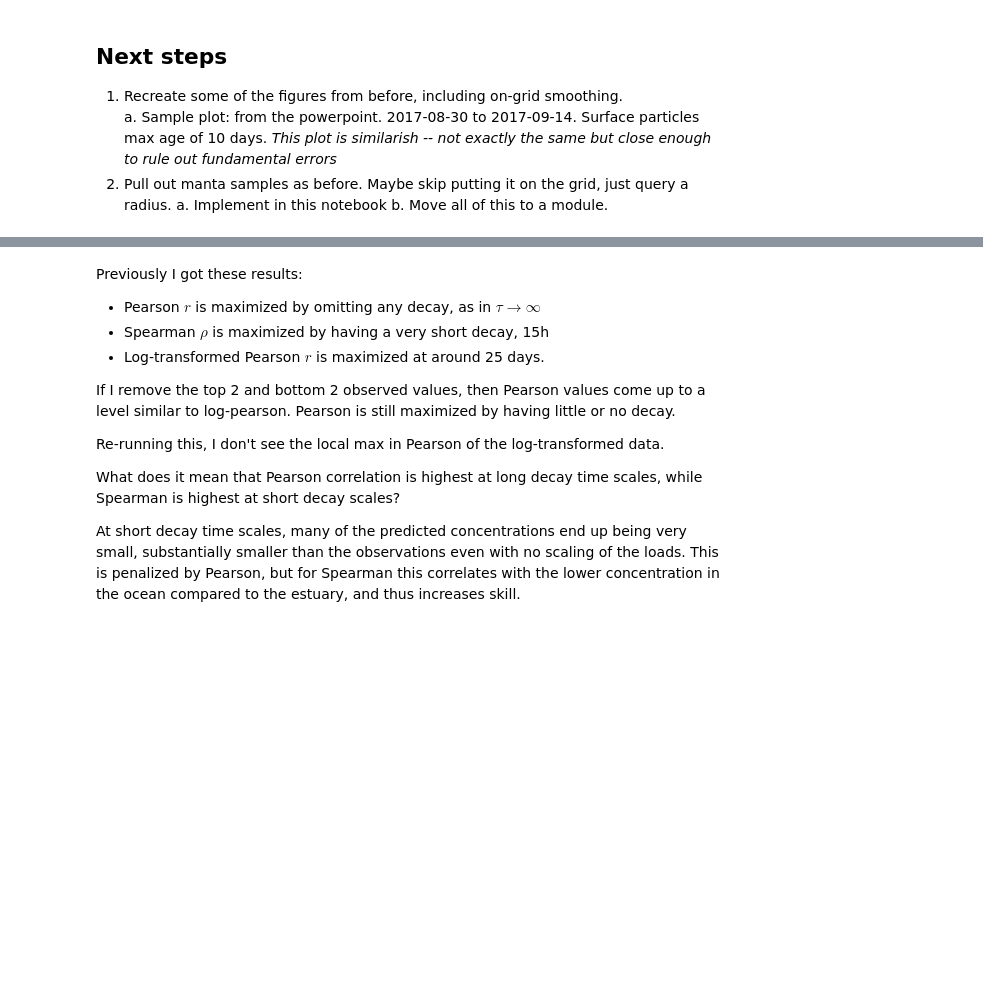
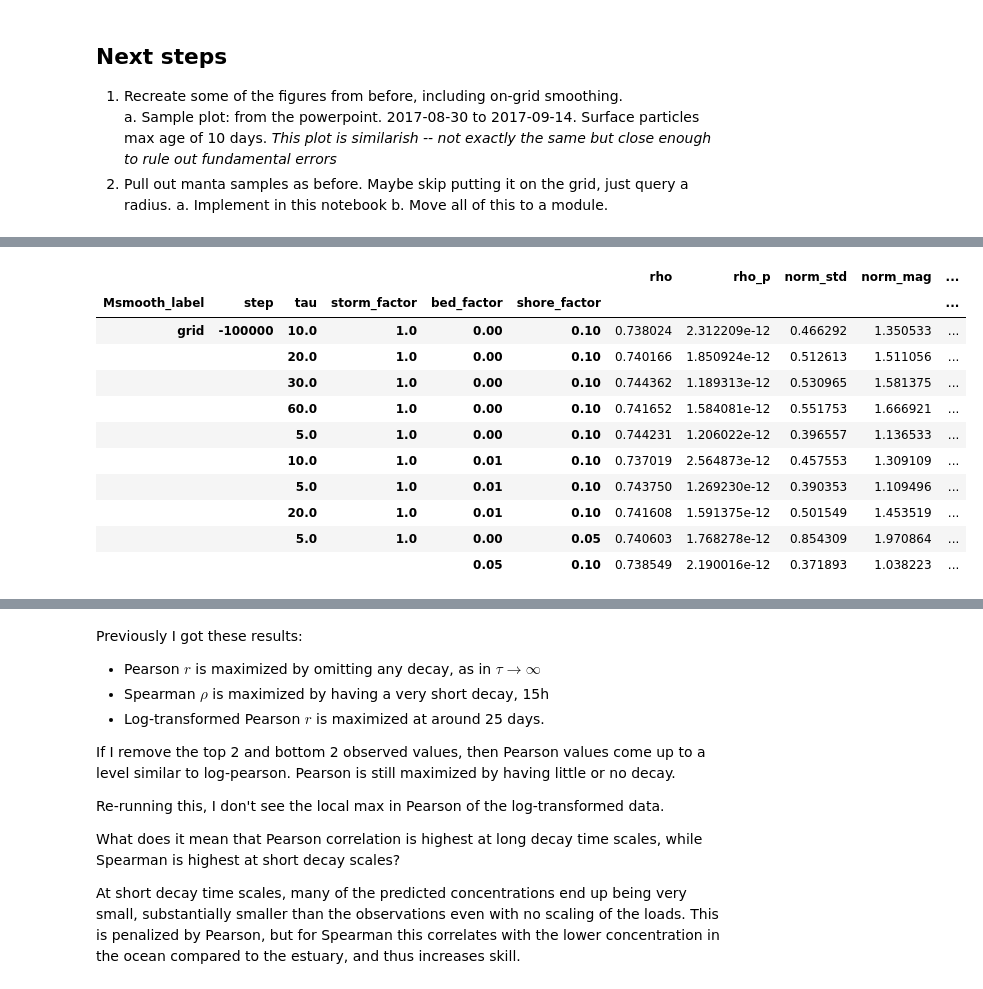
Before and after one commit to rustychris/microplastic_sfbay, a Jupyter notebook: postprocess/postproc_nosql_v01_dask.ipynb, the cells around one changed output, grey strips where cells are left out. Drawn from its saved outputs; the diff is of its cells as text; code cells hidden in the pictures; blank space fills up the shorter version.

Commit message:
about to optimize manta pred code

```diff
--- a/postprocess/postproc_nosql_v01_dask.ipynb
+++ b/postprocess/postproc_nosql_v01_dask.ipynb
@@ -22,7 +21,7 @@ import dask.dataframe as dd
 import dask.bag as db
 
 from dask.distributed import Client
-client=Client(n_workers=8,threads_per_worker=1)
+client=Client(n_workers=24,threads_per_worker=1)
 client.cluster
 # %% [output]
 Tab(children=(HTML(value='\n            <div class="jp-RenderedHTMLCommon jp-RenderedHTML jp-mod-trusted jp-Ou…
@@ -412,15 +371,22 @@ if 0:
 # %%
 # Master set of predictions
 taus=[np.timedelta64(int(d*86400),'s') for d in [5,10,20,30,60]]
-Msmooths=[Msmooth,Msmooth_K]
-mtypes=['grid','constant']
-steps=[0,-10,-1000,-10000,-100000]
-storm_factors=[0.,0.01,0.05,0.2,1.0]
+Msmooths=[Msmooth] # ,Msmooth_K]
+mtypes=['grid'] # ,'constant']
+steps=[-10,-1000,-100000]
+storm_factors=[1.0]
+# First go round suggested that 0.001 was too small an increment.
+shore_factors=[0,0.01,0.05,0.1]
+bed_factors=[0.,0.01,0.05,0.1]
 # %%
 manta_pred_master=predict_mantas_multi(manta,taus=taus,
                                        Msmooths=Msmooths,
                                        steps=steps,
-                                       storm_factors=storm_factors)
+                                       storm_factors=storm_factors,
+                                       bed_factors=bed_factors,
+                                       shore_factors=shore_factors)
 manta_pred_master['Msmooth_label']=[ mtypes[i] for i in manta_pred_master['Msmooth_i'].values]
 
 manta_pred_master.groupby(['Msmooth_label','step','tau','storm_factor']).apply(metrics)
+manta_pred_master['tau']=manta_pred_master['tau']/np.timedelta64(86400,'s')
+manta_pred_master.to_parquet('manta_pred_master_v03.parquet')
@@ -430,8 +527,23 @@ manta_pred_master.to_parquet('manta_pred_master.parquet')
 # %%
-all_metrics=manta_pred_master.groupby(['Msmooth_label','step','tau','storm_factor']).apply(metrics)
+all_metrics=manta_pred_master.groupby(['Msmooth_label','step','tau','storm_factor','bed_factor','shore_factor']).apply(metrics)
 # %%
 # Best overall rho:
 #  tau=5, storm=1, grid smooth, step=-100000 => rho=0.74
 #  insensitive to tau. mag still something like 14x too large for tau=60,
 #  interestingly, even with tau=5, magnitude still 7x too large.
-all_metrics.sort_values('rho',ascending=False).head(10)
+# Best overall r_log:
+#  shore_factor is pinned to 0.1, bed_factor 0.00, tau all over the place.
+all_metrics.sort_values('r_log',ascending=False).head(10)
+# %% [output]
+|  |  |  |  |  |  | rho | rho_p | norm_std | norm_mag | ... |
+| Msmooth_label | step | tau | storm_factor | bed_factor | shore_factor |  |  |  |  | ... |
+| grid | -100000 | 10.0 | 1.0 | 0.00 | 0.10 | 0.738024 | 2.312209e-12 | 0.466292 | 1.350533 | ... |
+|  |  | 20.0 | 1.0 | 0.00 | 0.10 | 0.740166 | 1.850924e-12 | 0.512613 | 1.511056 | ... |
+|  |  | 30.0 | 1.0 | 0.00 | 0.10 | 0.744362 | 1.189313e-12 | 0.530965 | 1.581375 | ... |
+|  |  | 60.0 | 1.0 | 0.00 | 0.10 | 0.741652 | 1.584081e-12 | 0.551753 | 1.666921 | ... |
+|  |  | 5.0 | 1.0 | 0.00 | 0.10 | 0.744231 | 1.206022e-12 | 0.396557 | 1.136533 | ... |
+|  |  | 10.0 | 1.0 | 0.01 | 0.10 | 0.737019 | 2.564873e-12 | 0.457553 | 1.309109 | ... |
+|  |  | 5.0 | 1.0 | 0.01 | 0.10 | 0.743750 | 1.269230e-12 | 0.390353 | 1.109496 | ... |
+|  |  | 20.0 | 1.0 | 0.01 | 0.10 | 0.741608 | 1.591375e-12 | 0.501549 | 1.453519 | ... |
+|  |  | 5.0 | 1.0 | 0.00 | 0.05 | 0.740603 | 1.768278e-12 | 0.854309 | 1.970864 | ... |
+|  |  |  |  | 0.05 | 0.10 | 0.738549 | 2.190016e-12 | 0.371893 | 1.038223 | ... |
```
Also changed, not shown: parts of 21 cells of this notebook, 1 other file.
